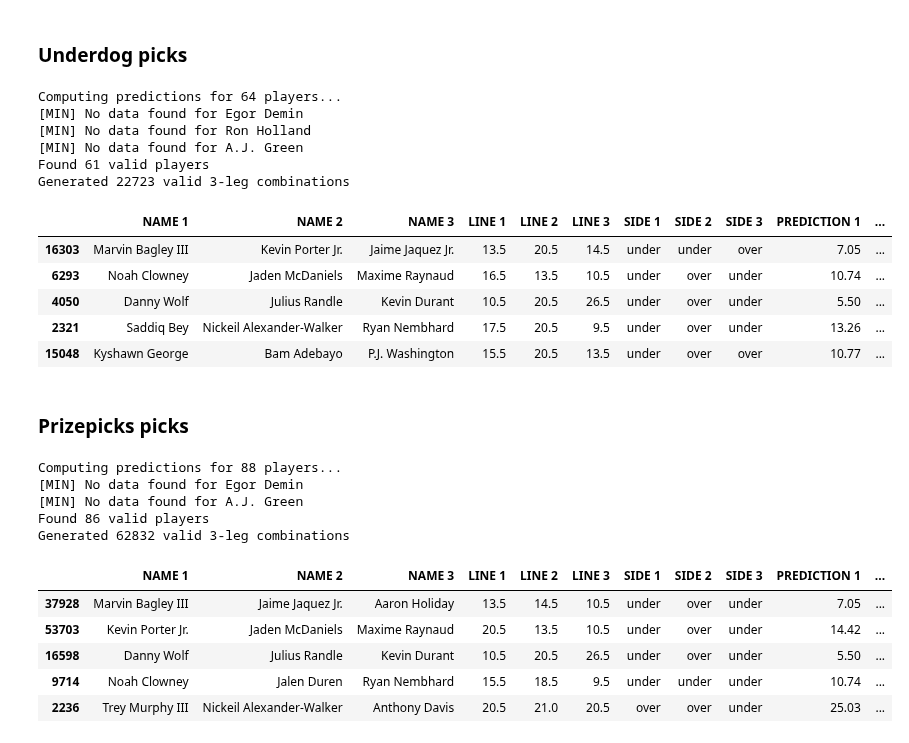
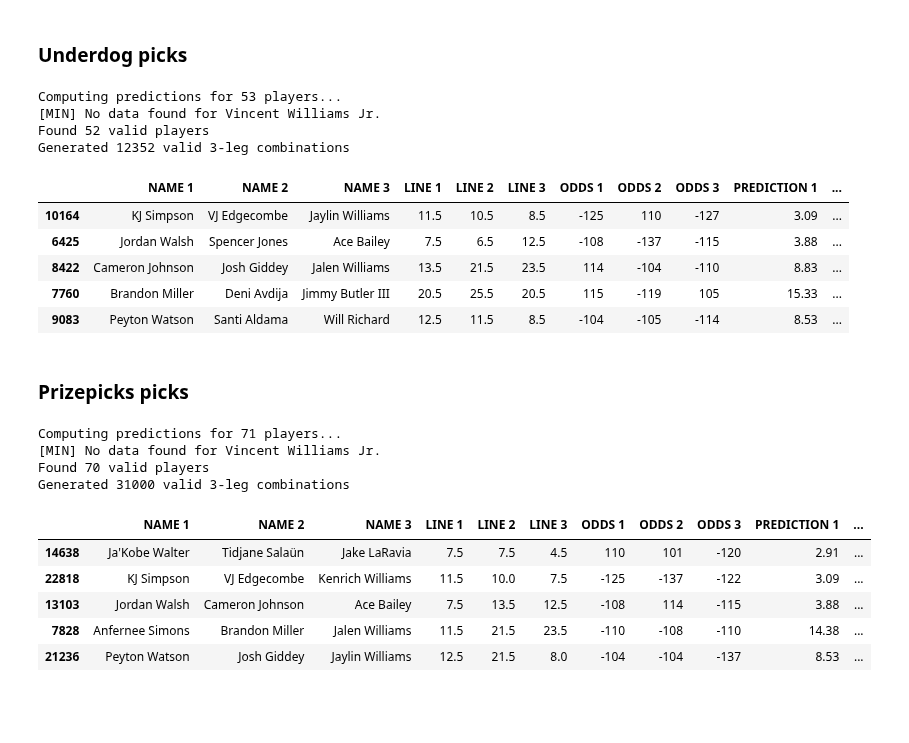
Before and after one commit to spon7ge/NBA-Prop-Predictor, a Jupyter notebook: src/pipeline/live_pipeline.ipynb, the cells around one changed output. Cells and saved outputs as stored; diff of their text form; code cells hidden in the pictures; blank space fills up the shorter version.

```diff
--- a/src/pipeline/live_pipeline.ipynb
+++ b/src/pipeline/live_pipeline.ipynb
@@ -171,35 +168,34 @@ Generated 3138 valid 2-leg combinations
 # %%
 dfsPTS = dfsData[(dfsData['BOOKMAKER'] == 'Underdog') & (dfsData['CATEGORY'] == 'player_points') ]
 
 underdogTrios = calculate3LegBets(
     data=s26,
     bookmakers=dfsPTS,
     engine=engine,
     current_date=current_date,
     top_n=10,                    # Get top 10 bets
     max_player_appearances=1,    # Each player appears max once
     projectedStartingFive=projectedStartingFive,
     mainStartingFive=mainStartingFive,
     teamStarPlayer=teamStarPlayer,
     league_df=league_df,
     findOpp=findOpp
 )
 
+underdogTrios = underdogTrios[['NAME 1', 'NAME 2', 'NAME 3', 'LINE 1', 'LINE 2', 'LINE 3', 'ODDS 1', 'ODDS 2', 'ODDS 3', 'PREDICTION 1', 'PREDICTION 2', 'PREDICTION 3', 'MODEL_PROB 1', 'MODEL_PROB 2', 'MODEL_PROB 3', 'SIDE 1', 'SIDE 2', 'SIDE 3', 'PARLAY_PROB', 'PARLAY_ODDS', 'EV_PERCENT', 'KELLY_QUARTER']]
 underdogTrios.to_csv('data/props/ev_analysis/underdogTrios.csv', index=False)
 underdogTrios.head()
 # %% [output]
-Computing predictions for 64 players...
-[MIN] No data found for Egor Demin
-[MIN] No data found for Ron Holland
-[MIN] No data found for A.J. Green
-Found 61 valid players
-Generated 22723 valid 3-leg combinations
+Computing predictions for 53 players...
+[MIN] No data found for Vincent Williams Jr.
+Found 52 valid players
+Generated 12352 valid 3-leg combinations
-|  | NAME 1 | NAME 2 | NAME 3 | LINE 1 | LINE 2 | LINE 3 | SIDE 1 | SIDE 2 | SIDE 3 | PREDICTION 1 | ... |
-| 16303 | Marvin Bagley III | Kevin Porter Jr. | Jaime Jaquez Jr. | 13.5 | 20.5 | 14.5 | under | under | over | 7.05 | ... |
-| 6293 | Noah Clowney | Jaden McDaniels | Maxime Raynaud | 16.5 | 13.5 | 10.5 | under | over | under | 10.74 | ... |
-| 4050 | Danny Wolf | Julius Randle | Kevin Durant | 10.5 | 20.5 | 26.5 | under | over | under | 5.50 | ... |
-| 2321 | Saddiq Bey | Nickeil Alexander-Walker | Ryan Nembhard | 17.5 | 20.5 | 9.5 | under | over | under | 13.26 | ... |
-| 15048 | Kyshawn George | Bam Adebayo | P.J. Washington | 15.5 | 20.5 | 13.5 | under | over | over | 10.77 | ... |
+|  | NAME 1 | NAME 2 | NAME 3 | LINE 1 | LINE 2 | LINE 3 | ODDS 1 | ODDS 2 | ODDS 3 | PREDICTION 1 | ... |
+| 10164 | KJ Simpson | VJ Edgecombe | Jaylin Williams | 11.5 | 10.5 | 8.5 | -125 | 110 | -127 | 3.09 | ... |
+| 6425 | Jordan Walsh | Spencer Jones | Ace Bailey | 7.5 | 6.5 | 12.5 | -108 | -137 | -115 | 3.88 | ... |
+| 8422 | Cameron Johnson | Josh Giddey | Jalen Williams | 13.5 | 21.5 | 23.5 | 114 | -104 | -110 | 8.83 | ... |
+| 7760 | Brandon Miller | Deni Avdija | Jimmy Butler III | 20.5 | 25.5 | 20.5 | 115 | -119 | 105 | 15.33 | ... |
+| 9083 | Peyton Watson | Santi Aldama | Will Richard | 12.5 | 11.5 | 8.5 | -104 | -105 | -114 | 8.53 | ... |
 # %% [markdown]
 ### Prizepicks picks
 # %%
@@ -219,17 +215,17 @@ triosPrizepicks = calculate3LegBets(
     findOpp=findOpp
 )
 
+triosPrizepicks = triosPrizepicks[['NAME 1', 'NAME 2', 'NAME 3', 'LINE 1', 'LINE 2', 'LINE 3', 'ODDS 1', 'ODDS 2', 'ODDS 3', 'PREDICTION 1', 'PREDICTION 2', 'PREDICTION 3', 'MODEL_PROB 1', 'MODEL_PROB 2', 'MODEL_PROB 3', 'SIDE 1', 'SIDE 2', 'SIDE 3', 'PARLAY_PROB', 'PARLAY_ODDS', 'EV_PERCENT', 'KELLY_QUARTER']]
 triosPrizepicks.to_csv('data/props/ev_analysis/prizepicksTrios.csv', index=False)
 triosPrizepicks.head()
 # %% [output]
-Computing predictions for 88 players...
-[MIN] No data found for Egor Demin
-[MIN] No data found for A.J. Green
-Found 86 valid players
-Generated 62832 valid 3-leg combinations
+Computing predictions for 71 players...
+[MIN] No data found for Vincent Williams Jr.
+Found 70 valid players
+Generated 31000 valid 3-leg combinations
-|  | NAME 1 | NAME 2 | NAME 3 | LINE 1 | LINE 2 | LINE 3 | SIDE 1 | SIDE 2 | SIDE 3 | PREDICTION 1 | ... |
-| 37928 | Marvin Bagley III | Jaime Jaquez Jr. | Aaron Holiday | 13.5 | 14.5 | 10.5 | under | over | under | 7.05 | ... |
-| 53703 | Kevin Porter Jr. | Jaden McDaniels | Maxime Raynaud | 20.5 | 13.5 | 10.5 | under | over | under | 14.42 | ... |
-| 16598 | Danny Wolf | Julius Randle | Kevin Durant | 10.5 | 20.5 | 26.5 | under | over | under | 5.50 | ... |
-| 9714 | Noah Clowney | Jalen Duren | Ryan Nembhard | 15.5 | 18.5 | 9.5 | under | under | under | 10.74 | ... |
-| 2236 | Trey Murphy III | Nickeil Alexander-Walker | Anthony Davis | 20.5 | 21.0 | 20.5 | over | over | under | 25.03 | ... |
+|  | NAME 1 | NAME 2 | NAME 3 | LINE 1 | LINE 2 | LINE 3 | ODDS 1 | ODDS 2 | ODDS 3 | PREDICTION 1 | ... |
+| 14638 | Ja'Kobe Walter | Tidjane Salaün | Jake LaRavia | 7.5 | 7.5 | 4.5 | 110 | 101 | -120 | 2.91 | ... |
+| 22818 | KJ Simpson | VJ Edgecombe | Kenrich Williams | 11.5 | 10.0 | 7.5 | -125 | -137 | -122 | 3.09 | ... |
+| 13103 | Jordan Walsh | Cameron Johnson | Ace Bailey | 7.5 | 13.5 | 12.5 | -108 | 114 | -115 | 3.88 | ... |
+| 7828 | Anfernee Simons | Brandon Miller | Jalen Williams | 11.5 | 21.5 | 23.5 | -110 | -108 | -110 | 14.38 | ... |
+| 21236 | Peyton Watson | Josh Giddey | Jaylin Williams | 12.5 | 21.5 | 8.0 | -104 | -104 | -137 | 8.53 | ... |
```
Also changed, not shown: parts of 4 cells of this notebook, 8 other files.
